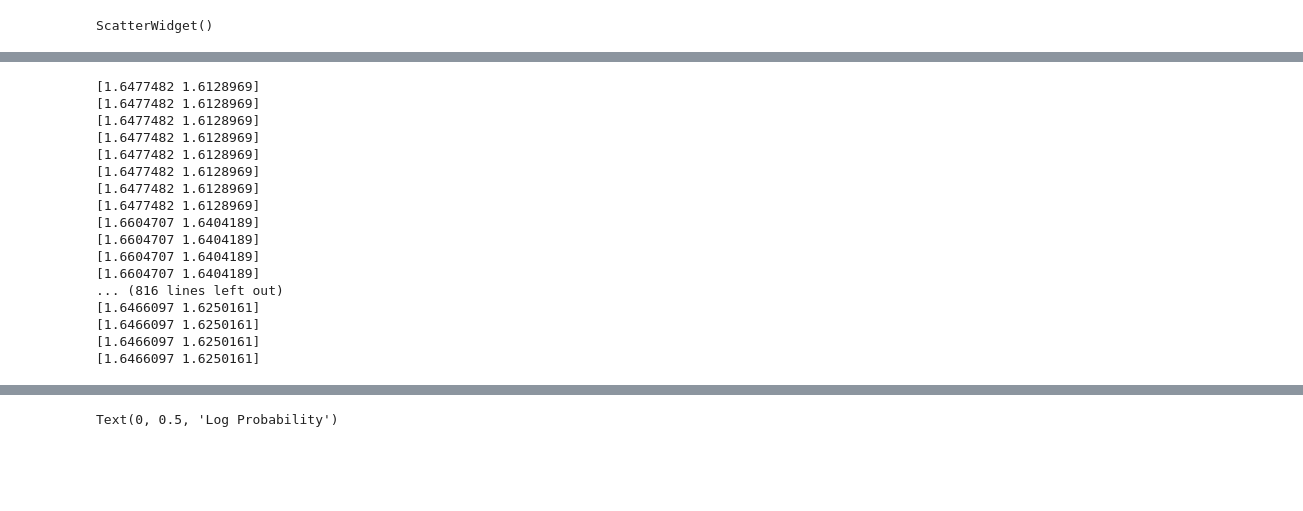
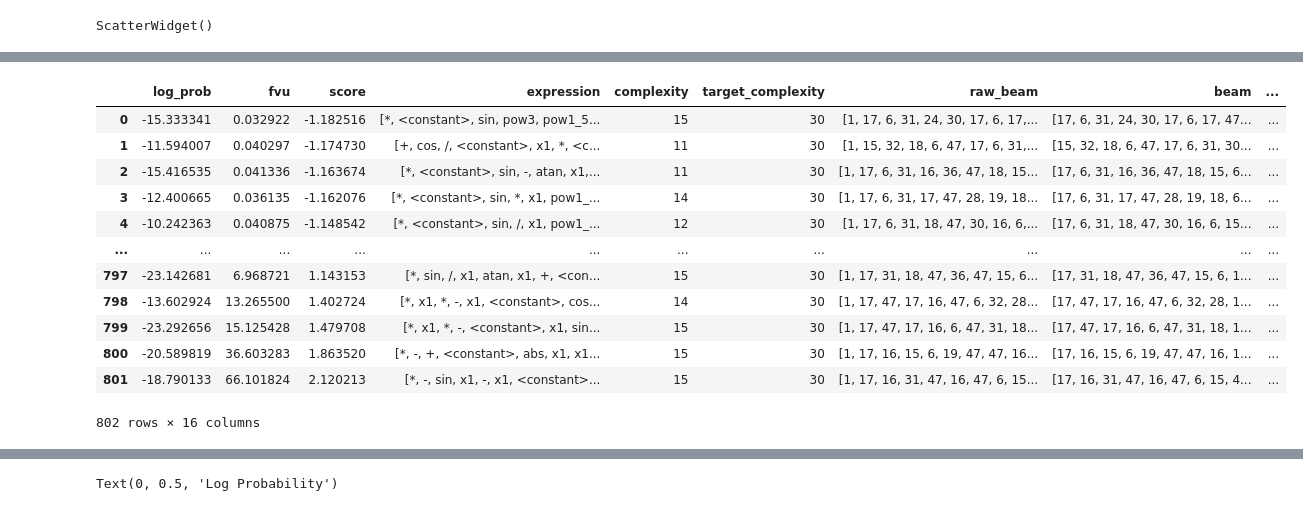
Before and after one commit to psaegert/flash-ansr, a Jupyter notebook: experimental/demo.ipynb, the cells around one changed output, grey strips where cells are left out. Drawn from its saved outputs; the diff is of its cells as text; code cells hidden in the pictures; blank space fills up the shorter version.

```diff
--- a/experimental/demo.ipynb
+++ b/experimental/demo.ipynb
@@ -49,24 +46,19 @@ nsr.get_expression(0)
-# %%
-for row in nsr.results[nsr.results['numeric_prediction'].notna()]['numeric_prediction_schedule']:
-    print(np.array(row)[0])
-# %% [output]
-[1.6477482 1.6128969]
-[1.6477482 1.6128969]
-[1.6477482 1.6128969]
-[1.6477482 1.6128969]
-[1.6477482 1.6128969]
-[1.6477482 1.6128969]
-[1.6477482 1.6128969]
-[1.6477482 1.6128969]
-[1.6604707 1.6404189]
-[1.6604707 1.6404189]
-[1.6604707 1.6404189]
-[1.6604707 1.6404189]
-... (816 lines left out)
-[1.6466097 1.6250161]
-[1.6466097 1.6250161]
-[1.6466097 1.6250161]
-[1.6466097 1.6250161]
+# %%
+nsr.results
+# %% [output]
+|  | log_prob | fvu | score | expression | complexity | target_complexity | raw_beam | beam | ... |
+| 0 | -15.333341 | 0.032922 | -1.182516 | [*, <constant>, sin, pow3, pow1_5... | 15 | 30 | [1, 17, 6, 31, 24, 30, 17, 6, 17,... | [17, 6, 31, 24, 30, 17, 6, 17, 47... | ... |
+| 1 | -11.594007 | 0.040297 | -1.174730 | [+, cos, /, <constant>, x1, *, <c... | 11 | 30 | [1, 15, 32, 18, 6, 47, 17, 6, 31,... | [15, 32, 18, 6, 47, 17, 6, 31, 30... | ... |
+| 2 | -15.416535 | 0.041336 | -1.163674 | [*, <constant>, sin, -, atan, x1,... | 11 | 30 | [1, 17, 6, 31, 16, 36, 47, 18, 15... | [17, 6, 31, 16, 36, 47, 18, 15, 6... | ... |
+| 3 | -12.400665 | 0.036135 | -1.162076 | [*, <constant>, sin, *, x1, pow1_... | 14 | 30 | [1, 17, 6, 31, 17, 47, 28, 19, 18... | [17, 6, 31, 17, 47, 28, 19, 18, 6... | ... |
+| 4 | -10.242363 | 0.040875 | -1.148542 | [*, <constant>, sin, /, x1, pow1_... | 12 | 30 | [1, 17, 6, 31, 18, 47, 30, 16, 6,... | [17, 6, 31, 18, 47, 30, 16, 6, 15... | ... |
+| ... | ... | ... | ... | ... | ... | ... | ... | ... | ... |
+| 797 | -23.142681 | 6.968721 | 1.143153 | [*, sin, /, x1, atan, x1, +, <con... | 15 | 30 | [1, 17, 31, 18, 47, 36, 47, 15, 6... | [17, 31, 18, 47, 36, 47, 15, 6, 1... | ... |
+| 798 | -13.602924 | 13.265500 | 1.402724 | [*, x1, *, -, x1, <constant>, cos... | 14 | 30 | [1, 17, 47, 17, 16, 47, 6, 32, 28... | [17, 47, 17, 16, 47, 6, 32, 28, 1... | ... |
+| 799 | -23.292656 | 15.125428 | 1.479708 | [*, x1, *, -, <constant>, x1, sin... | 15 | 30 | [1, 17, 47, 17, 16, 6, 47, 31, 18... | [17, 47, 17, 16, 6, 47, 31, 18, 1... | ... |
+| 800 | -20.589819 | 36.603283 | 1.863520 | [*, -, +, <constant>, abs, x1, x1... | 15 | 30 | [1, 17, 16, 15, 6, 19, 47, 47, 16... | [17, 16, 15, 6, 19, 47, 47, 16, 1... | ... |
+| 801 | -18.790133 | 66.101824 | 2.120213 | [*, -, sin, x1, -, x1, <constant>... | 15 | 30 | [1, 17, 16, 31, 47, 16, 47, 6, 15... | [17, 16, 31, 47, 16, 47, 6, 15, 4... | ... |
+802 rows × 16 columns
 # %%
 X_linspace = np.linspace(X.min(), X.max(), 100).reshape(-1, 1)
 # %%
```
Also changed, not shown: parts of 4 cells of this notebook, 31 other files.
